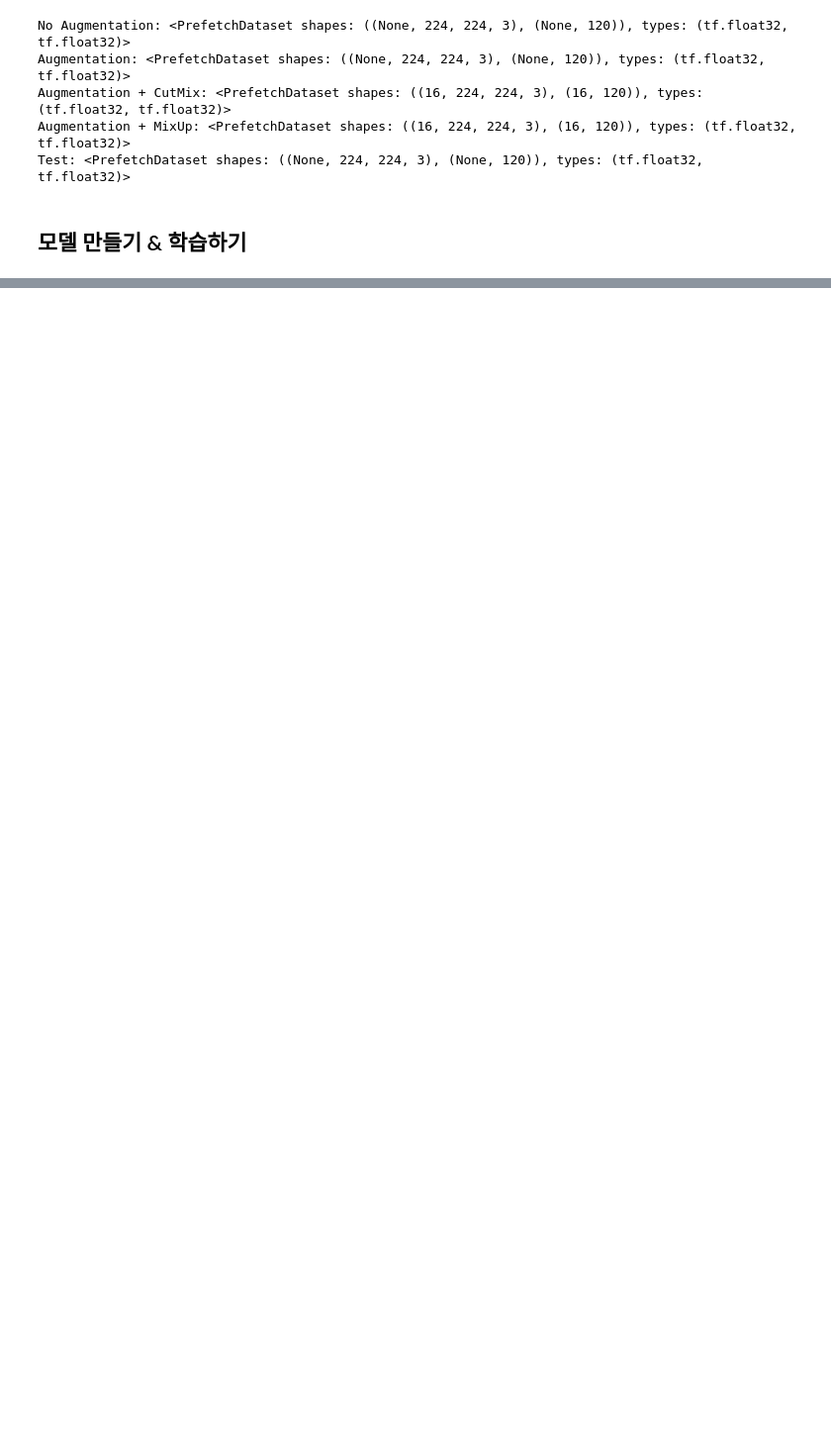
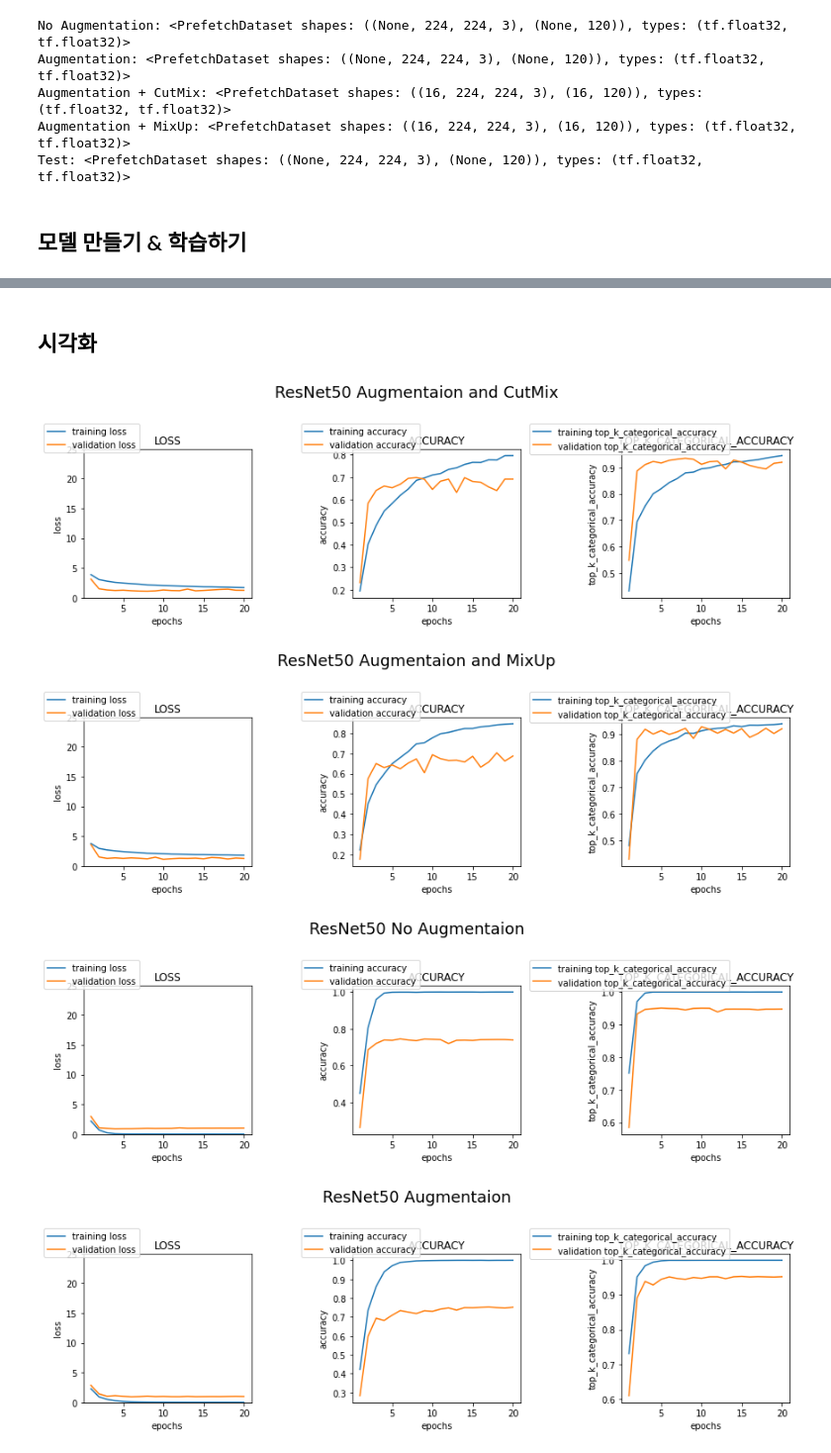
Before and after one commit to odorukeyboard/online2nd_pss, a Jupyter notebook: GD4/GD04.ipynb, the cells around one changed output, grey strips where cells are left out. Shown at 99% size. Drawn from its saved outputs; the diff is of its cells as text; code cells hidden in the pictures; blank space fills up the shorter version.

```diff
--- a/GD4/GD04.ipynb
+++ b/GD4/GD04.ipynb
@@ -180,7 +180,7 @@ def apply_normalize_on_dataset(ds, is_test=False, batch_size=16, with_aug=False,
         )
 
     if not is_test and with_aug:
-        ds = ds.map(ㅊ
+        ds = ds.map(
             augment
         )
 
@@ -241,10 +235,10 @@ Test: <PrefetchDataset shapes: ((None, 224, 224, 3), (None, 120)), types: (tf.fl
 ## 모델 만들기 & 학습하기
 # %%
 model_list = [
-    {"name":"res_aug_cm","data":ds_train_aug_cutmix},
-    {"name":"res_aug_mx","data":ds_train_aug_mixup},
-    {"name":"res_noaug","data":ds_train_no_aug},
-    {"name":"res_aug","data":ds_train_aug}
+    {"name":"ResNet50_aug_cm","data":ds_train_aug_cutmix, "info": "ResNet50 Augmentaion and CutMix"},
+    {"name":"ResNet50_aug_mx","data":ds_train_aug_mixup, "info": "ResNet50 Augmentaion and MixUp"},
+    {"name":"ResNet50_noaug","data":ds_train_no_aug, "info": "ResNet50 No Augmentaion"},
+    {"name":"ResNet50_aug","data":ds_train_aug, "info": "ResNet50 Augmentaion"}
 ]
 # %%
 print(model_list)
@@ -384,0 +302,36 @@ print('----------------------res_aug model train end----------------------------
+# %% [markdown]
+## 시각화
+# %%
+def vis(history,name) :
+    plt.title(f"{name.upper()}")
+    plt.xlabel('epochs')
+    if name == 'loss':
+        plt.ylim(0, 25)
+    plt.ylabel(f"{name.lower()}")
+    value = history.history.get(name)
+    val_value = history.history.get(f"val_{name}",None)
+    epochs = range(1, len(value)+1)
+    plt.plot(epochs, value, label=f'training {name}')
+    if val_value is not None :
+        plt.plot(epochs, val_value, label=f'validation {name}')
+    plt.legend(loc='upper center', bbox_to_anchor=(0.05, 1.2) , fontsize=10 , ncol=1)
+
+def plot_history(data) :
+    history = globals()['history_{}'.format(data["name"])]
+    main_name = data["info"]
+    key_value = list(set([i.split("val_")[-1] for i in list(history.history.keys())]))
+    fig = plt.figure(figsize=(12, 4))
+    fig.suptitle(main_name, fontsize=18)
+    for idx , key in enumerate(key_value) :
+        plt.subplot(1, len(key_value), idx+1)
+        vis(history, key)
+    plt.tight_layout()
+    plt.show()
+# %%
+for data in model_list:
+    plot_history(data)
+# %% [output]
+[figure, added]
+[figure, added]
+[figure, added]
+[figure, added]
```
Also changed, not shown: parts of 9 cells of this notebook.
